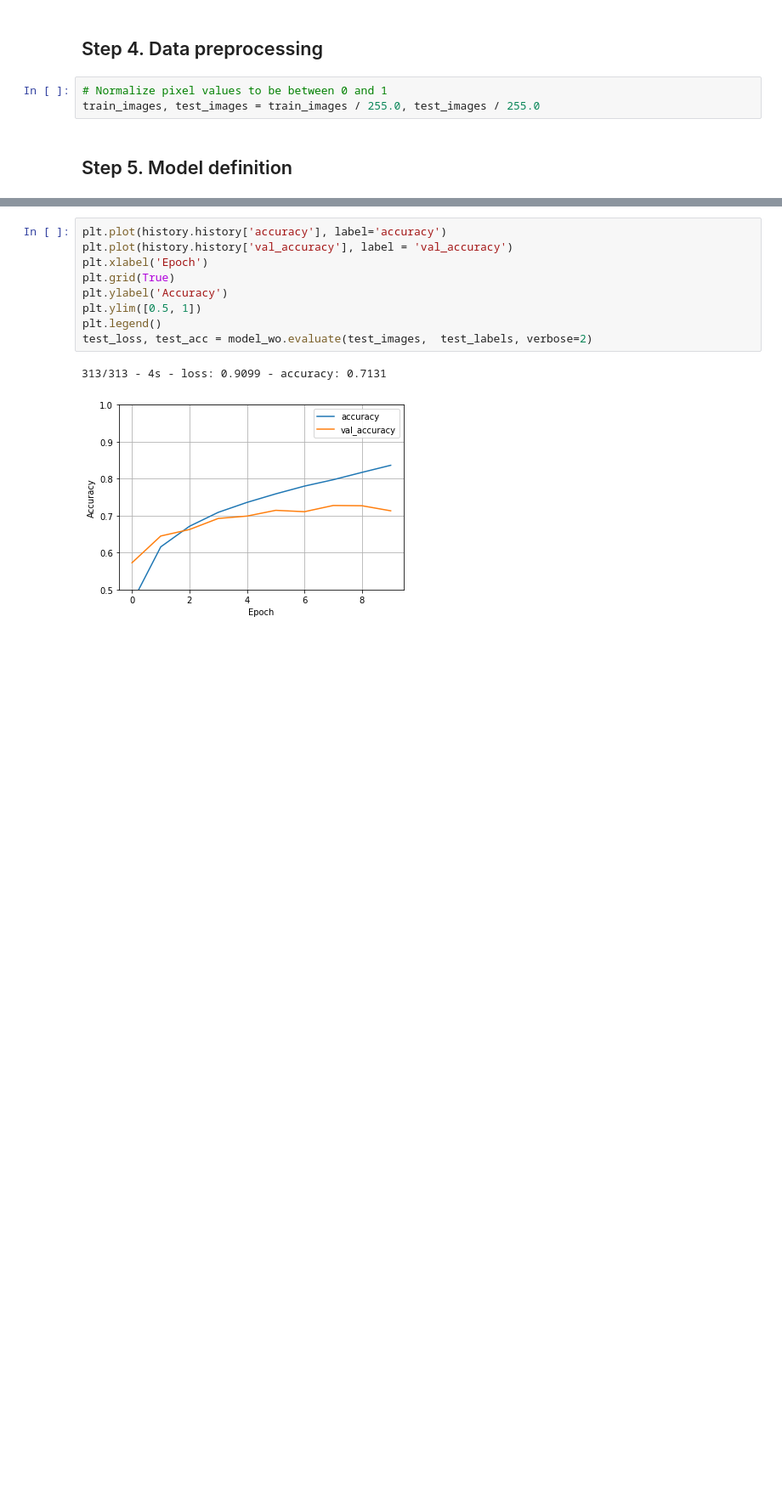
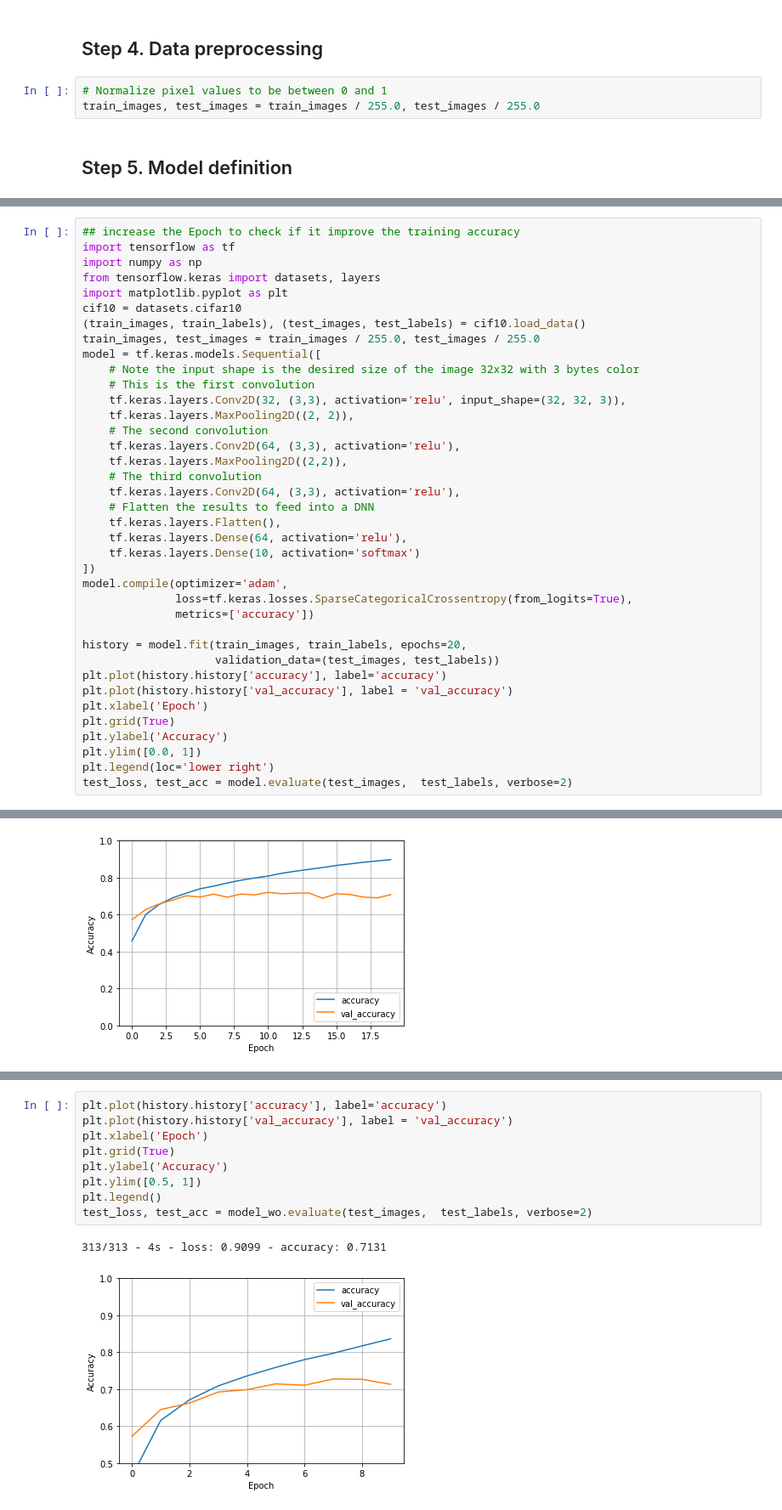
Before and after one commit to poojasaxena/tensorflow-specialization-coursera, a Jupyter notebook: course2_convolutional-neural-networks-tensorflow/04_multiclass-classifications/Course_2_Part_8_Lesson_4_Notebook_(CIFAR10).ipynb, the cells around one changed output, grey strips where cells are left out. Shown at 85% size. Cells and saved outputs as stored; diff of their text form; blank space fills up the shorter version.

```diff
--- a/course2_convolutional-neural-networks-tensorflow/04_multiclass-classifications/Course_2_Part_8_Lesson_4_Notebook_(CIFAR10).ipynb
+++ b/course2_convolutional-neural-networks-tensorflow/04_multiclass-classifications/Course_2_Part_8_Lesson_4_Notebook_(CIFAR10).ipynb
@@ -147,0 +155,39 @@ test_loss, test_acc = model.evaluate(test_images,  test_labels, verbose=2)
+# %%
+## increase the Epoch to check if it improve the training accuracy
+import tensorflow as tf
+import numpy as np
+from tensorflow.keras import datasets, layers
+import matplotlib.pyplot as plt
+cif10 = datasets.cifar10
+(train_images, train_labels), (test_images, test_labels) = cif10.load_data()
+train_images, test_images = train_images / 255.0, test_images / 255.0
+model = tf.keras.models.Sequential([
+    # Note the input shape is the desired size of the image 32x32 with 3 bytes color
+    # This is the first convolution
+    tf.keras.layers.Conv2D(32, (3,3), activation='relu', input_shape=(32, 32, 3)),
+    tf.keras.layers.MaxPooling2D((2, 2)),
+    # The second convolution
+    tf.keras.layers.Conv2D(64, (3,3), activation='relu'),
+    tf.keras.layers.MaxPooling2D((2,2)),
+    # The third convolution
+    tf.keras.layers.Conv2D(64, (3,3), activation='relu'),
+    # Flatten the results to feed into a DNN
+    tf.keras.layers.Flatten(),
+    tf.keras.layers.Dense(64, activation='relu'),
+    tf.keras.layers.Dense(10, activation='softmax')
+])
+model.compile(optimizer='adam',
+              loss=tf.keras.losses.SparseCategoricalCrossentropy(from_logits=True),
+              metrics=['accuracy'])
+
+history = model.fit(train_images, train_labels, epochs=20,
+                    validation_data=(test_images, test_labels))
+plt.plot(history.history['accuracy'], label='accuracy')
+plt.plot(history.history['val_accuracy'], label = 'val_accuracy')
+plt.xlabel('Epoch')
+plt.grid(True)
+plt.ylabel('Accuracy')
+plt.ylim([0.0, 1])
+plt.legend(loc='lower right')
+test_loss, test_acc = model.evaluate(test_images,  test_labels, verbose=2)
+# %% [output]
@@ -148 +211,2 @@ test_loss, test_acc = model.evaluate(test_images,  test_labels, verbose=2)
+[figure, added]
 # %%
```
Also changed, not shown: parts of 8 cells of this notebook.
